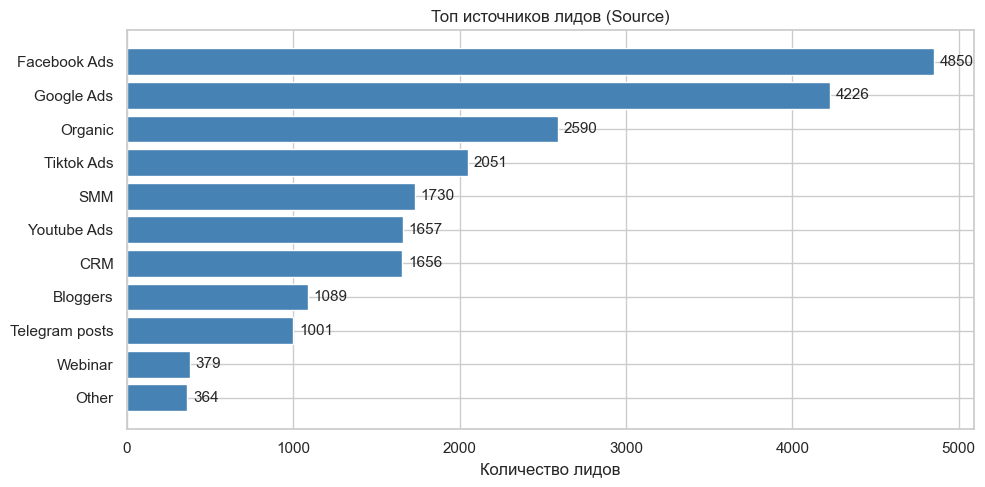
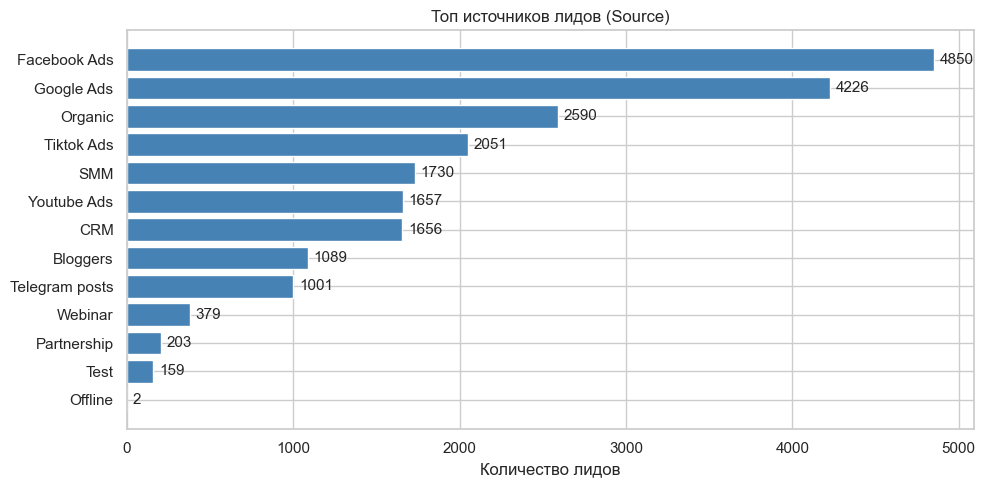
The change to this notebook cell's code, shown as a diff; its figure went from the first image to the second:
--- before
+++ after
@@ -1,9 +1,6 @@
-# Топ-10 источников — остальные объединяем в «Other»
-top_sources = source_counts
-
 fig, ax = plt.subplots(figsize=(10, 5))
-bars = ax.barh(top_sources.index[::-1], top_sources.values[::-1],
+bars = ax.barh(source_counts.index[::-1], source_counts.values[::-1],
                color='steelblue')
-ax.set_title('Топ источников лидов (Source)')
+ax.set_title('Источники лидов (Source)')
 ax.set_xlabel('Количество лидов')
 ax.bar_label(bars, fmt='%d', padding=4)

Commit: refactor: remove top_sources variable, use source_counts directly in plot